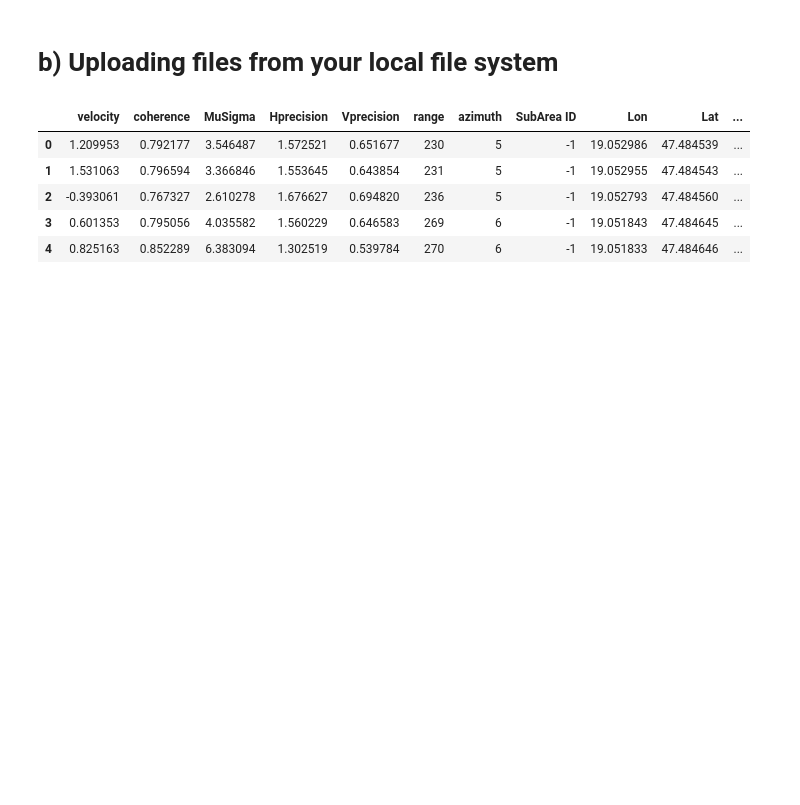
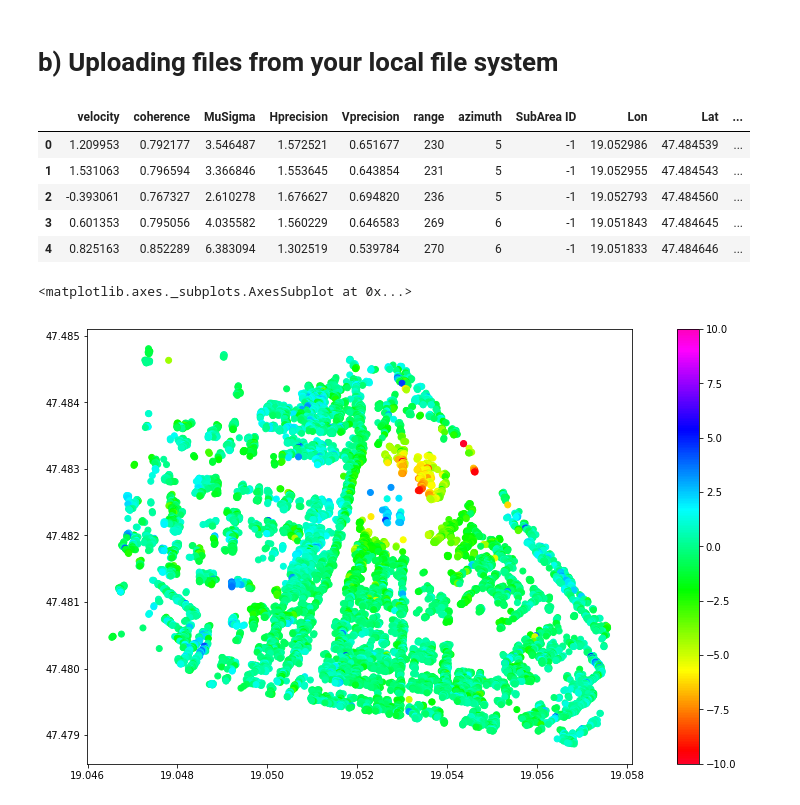
Before and after one commit to mdefilippi85/P-Project-Big-Data, a Jupyter notebook: example geopandas.ipynb, the cells around one changed output. Drawn from its saved outputs; the diff is of its cells as text; code cells hidden in the pictures; blank space fills up the shorter version.

```diff
--- a/example geopandas.ipynb
+++ b/example geopandas.ipynb
@@ -36,3 +36,8 @@ df_regioni.head()
 | 2 | -0.393061 | 0.767327 | 2.610278 | 1.676627 | 0.694820 | 236 | 5 | -1 | 19.052793 | 47.484560 | ... |
 | 3 | 0.601353 | 0.795056 | 4.035582 | 1.560229 | 0.646583 | 269 | 6 | -1 | 19.051843 | 47.484645 | ... |
 | 4 | 0.825163 | 0.852289 | 6.383094 | 1.302519 | 0.539784 | 270 | 6 | -1 | 19.051833 | 47.484646 | ... |
+# %%
+df_regioni.plot(column='velocity', figsize=(16,8), cmap='gist_rainbow', legend=True, vmin=-10, vmax=10)
+# %% [output]
+<matplotlib.axes._subplots.AxesSubplot at 0x...>
+[figure, added]
```
